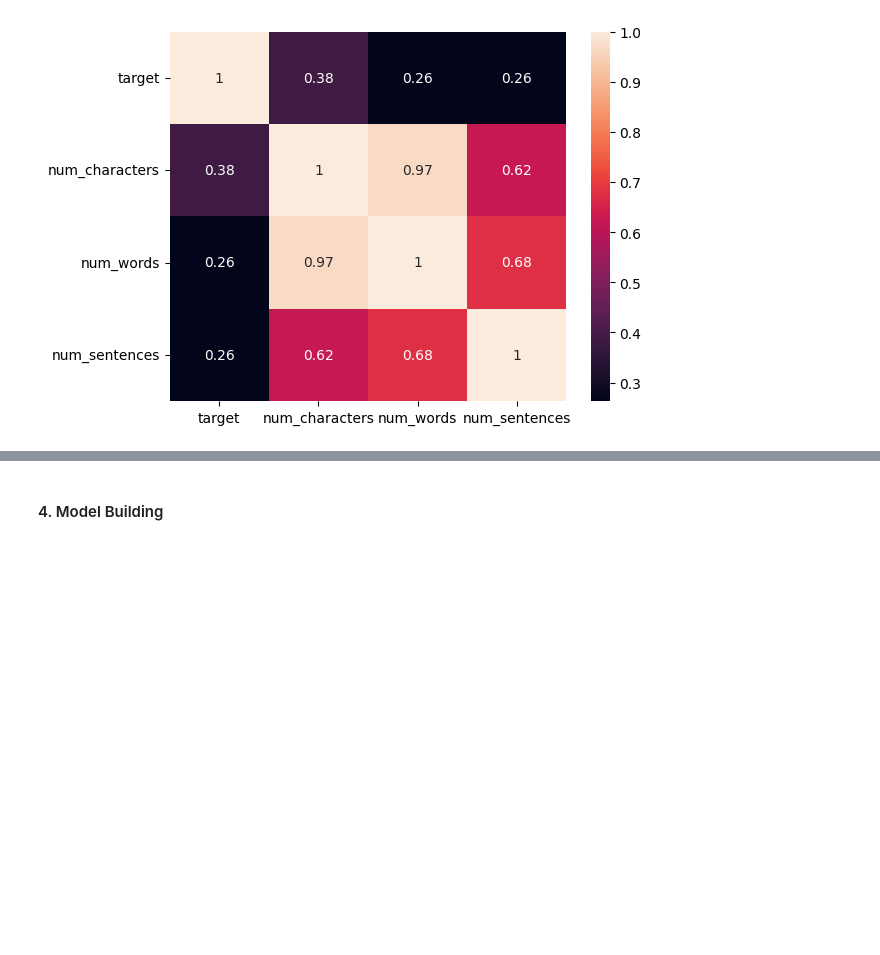
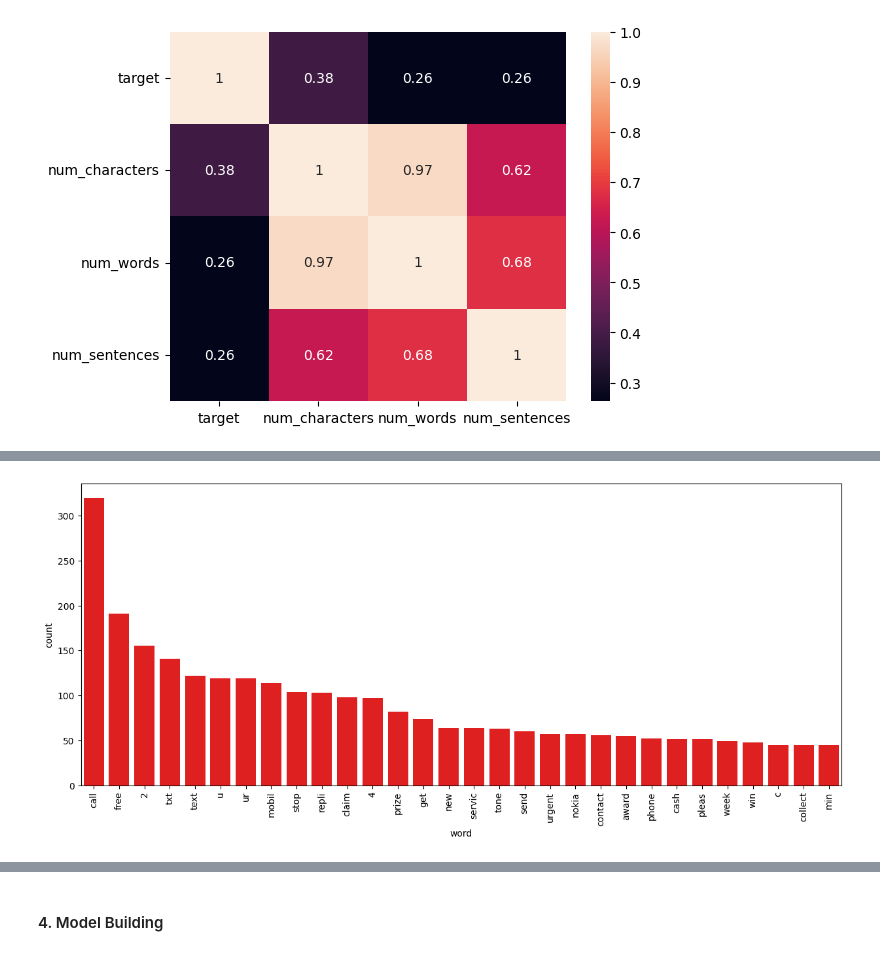
Before and after one commit to Apurba1903/SMS_Spam_Classifier, a Jupyter notebook: sms-spam-detection.ipynb, the cells around one changed output, grey strips where cells are left out. Cells and saved outputs as stored; diff of their text form; code cells hidden in the pictures; blank space fills up the shorter version.

Commit message:
Add Data Preprocessing

```diff
--- a/sms-spam-detection.ipynb
+++ b/sms-spam-detection.ipynb
@@ -271,0 +360,19 @@ plt.show()
+# %%
+# Most Frequent Words for SPAM
+
+spam_corpus = []
+
+for msg in df[df['target'] == 1]['transformed_text'].tolist():
+    for word in msg.split():
+        spam_corpus.append(word)
+
+# Prepare data
+df_freq = pd.DataFrame(Counter(spam_corpus).most_common(30), columns=['word', 'count'])
+
+# Plot
+plt.figure(figsize=(15,6))
+sns.barplot(data=df_freq, x='word', y='count', color='red')
+plt.xticks(rotation=90)
+plt.show()
+# %% [output]
+[figure, added]
```
Also changed, not shown: parts of 14 cells of this notebook.
